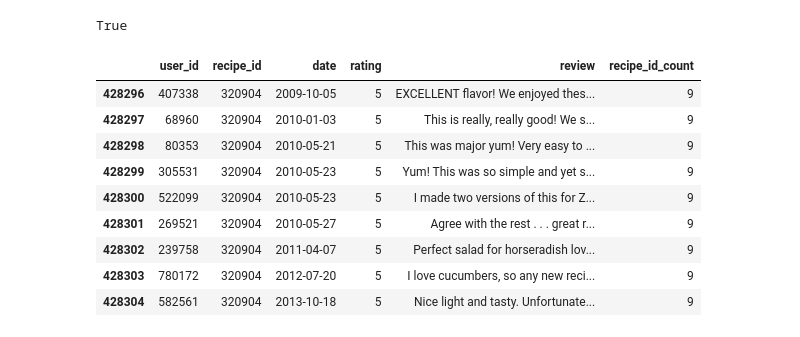
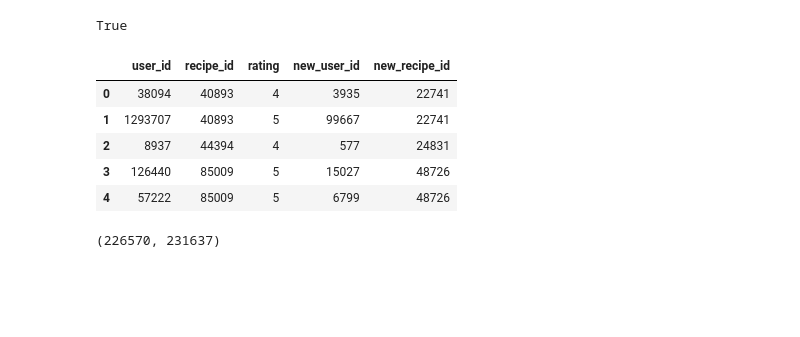
Before and after one commit to yahoyoungho/Recipy_Recommender, a Jupyter notebook: Untitled.ipynb, the cells around one changed output. Drawn from its saved outputs; the diff is of its cells as text; code cells hidden in the pictures; blank space fills up the shorter version.

```diff
--- a/Untitled.ipynb
+++ b/Untitled.ipynb
@@ -121,19 +121,33 @@ def test_count_works (df):
 test_count_works(merged_df)
 # %% [output]
 True
-# %%
-sample = random.choice(merged_df.recipe_id)
-mask = merged_df.recipe_id == sample
-length = len(merged_df[mask])
-merged_df[mask]
-# %% [output]
-|  | user_id | recipe_id | date | rating | review | recipe_id_count |
-| 428296 | 407338 | 320904 | 2009-10-05 | 5 | EXCELLENT flavor! We enjoyed thes... | 9 |
-| 428297 | 68960 | 320904 | 2010-01-03 | 5 | This is really, really good! We s... | 9 |
-| 428298 | 80353 | 320904 | 2010-05-21 | 5 | This was major yum! Very easy to ... | 9 |
-| 428299 | 305531 | 320904 | 2010-05-23 | 5 | Yum! This was so simple and yet s... | 9 |
-| 428300 | 522099 | 320904 | 2010-05-23 | 5 | I made two versions of this for Z... | 9 |
-| 428301 | 269521 | 320904 | 2010-05-27 | 5 | Agree with the rest . . . great r... | 9 |
-| 428302 | 239758 | 320904 | 2011-04-07 | 5 | Perfect salad for horseradish lov... | 9 |
-| 428303 | 780172 | 320904 | 2012-07-20 | 5 | I love cucumbers, so any new reci... | 9 |
-| 428304 | 582561 | 320904 | 2013-10-18 | 5 | Nice light and tasty. Unfortunate... | 9 |
+# %%
+user_interaction_cols = "user_id recipe_id rating".split(" ")
+df_user_interaction = pd.DataFrame(merged_df[user_interaction_cols])
+# %%
+def id_transformation(values):
+    """used to convert id to start from 0"""
+    unique_values = np.unique(values)
+    return dict([(x, y) for y, x in enumerate(unique_values)])
+
+user_id_transformed = id_transformation(df_user_interaction.user_id)
+recipe_id_transformed = id_transformation(df_user_interaction.recipe_id)
+# %%
+transformed_user_id_df = (pd.DataFrame.from_dict(user_id_transformed, orient="index")
+                          .reset_index()
+                          .rename(columns = {"index":"user_id",0:"new_user_id"}))
+transformed_recipe_id_df = (pd.DataFrame.from_dict(recipe_id_transformed, orient="index")
+                          .reset_index()
+                          .rename(columns = {"index":"recipe_id",0:"new_recipe_id"}))
+# %%
+df_UI = (df_user_interaction.merge(transformed_user_id_df, how = "left", left_on = "user_id", right_on = "user_id")
+        .merge(transformed_recipe_id_df, how="left", left_on = "recipe_id", right_on = "recipe_id"))
+# %%
+df_UI.head()
+# %% [output]
+|  | user_id | recipe_id | rating | new_user_id | new_recipe_id |
+| 0 | 38094 | 40893 | 4 | 3935 | 22741 |
+| 1 | 1293707 | 40893 | 5 | 99667 | 22741 |
+| 2 | 8937 | 44394 | 4 | 577 | 24831 |
+| 3 | 126440 | 85009 | 5 | 15027 | 48726 |
+| 4 | 57222 | 85009 | 5 | 6799 | 48726 |
@@ -139,0 +156,4 @@ merged_df[mask]
+# %%
+shape
+# %% [output]
+(226570, 231637)
```
Also changed, not shown: parts of 9 cells of this notebook.
